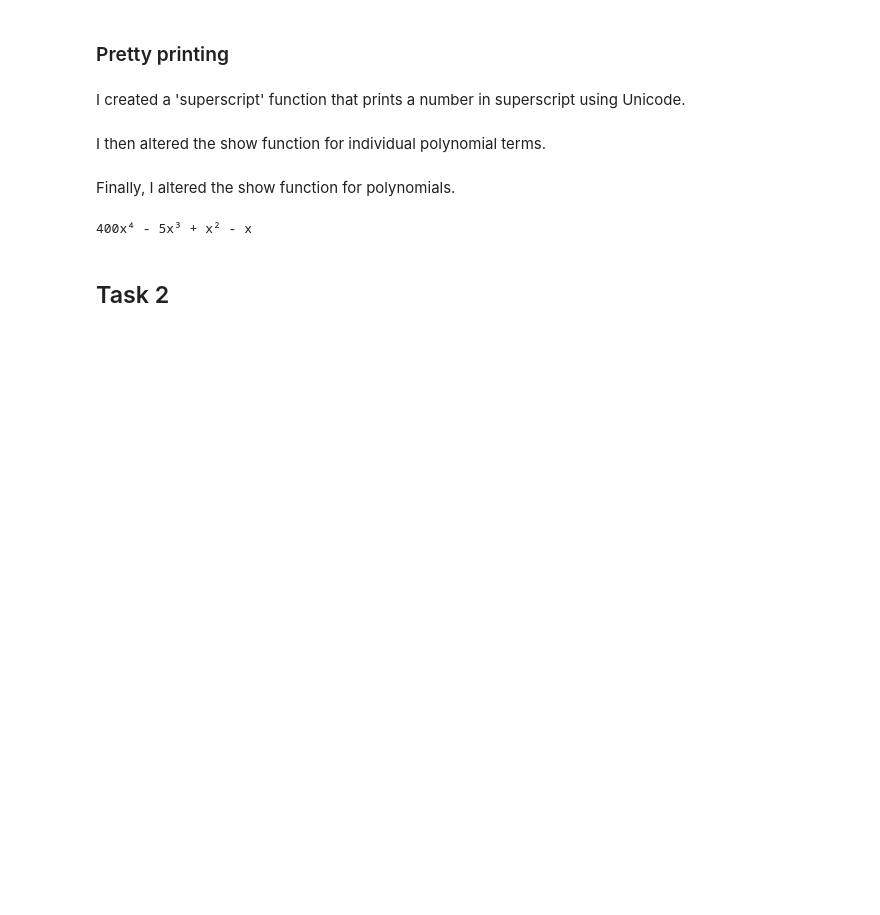
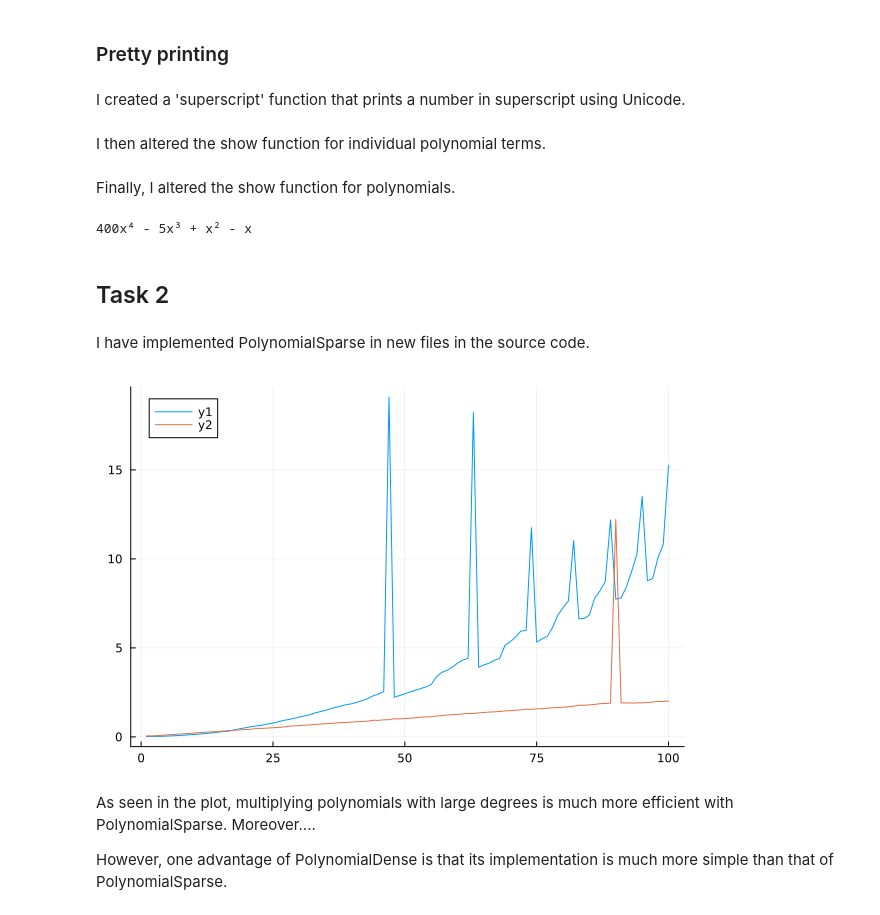
Before and after one commit to ESkoufris/Emmanuel-Skoufris-2504-2023-PROJECT1, a Jupyter notebook: my_pdf_file.ipynb, the cells around one changed output. Saved outputs shown, nothing was run; the diff lists cells and outputs as text; code cells hidden in the pictures; blank space fills up the shorter version.

```diff
--- a/my_pdf_file.ipynb
+++ b/my_pdf_file.ipynb
@@ -145,3 +149,42 @@ print(x^2 - 5x^3 - x + 0*x^6 + 400x^4)
 400x⁴ - 5x³ + x² - x
 # %% [markdown]
 ## Task 2
+# %% [markdown]
+I have implemented PolynomialSparse in new files in the source code.
+# %%
+x = x_poly()
+q = x^5
+
+using Plots
+times = zeros(100)
+
+for n in 1:100
+    start_time = time_ns()
+    p = x^n
+    p*q
+    end_time = time_ns()
+    times[n] = Int(end_time - start_time)/10^6
+end
+
+p1 = plot(1:100, times)
+
+y = x_polysparse()
+u = y^5
+
+times1 = zeros(100)
+
+for n in 1:100
+    start_time = time_ns()
+    p = y^n
+    p*u
+    end_time = time_ns()
+    times1[n] = Int(end_time - start_time)/10^6
+end
+
+p2 = plot!(1:100, times1)
+# %% [output]
+[figure, added]
+# %% [markdown]
+As seen in the plot, multiplying polynomials with large degrees is much more efficient with PolynomialSparse. Moreover....
+
+However, one advantage of PolynomialDense is that its implementation is much more simple than that of PolynomialSparse.
```
Also changed, not shown: parts of 1 cell of this notebook, 14 other files.
